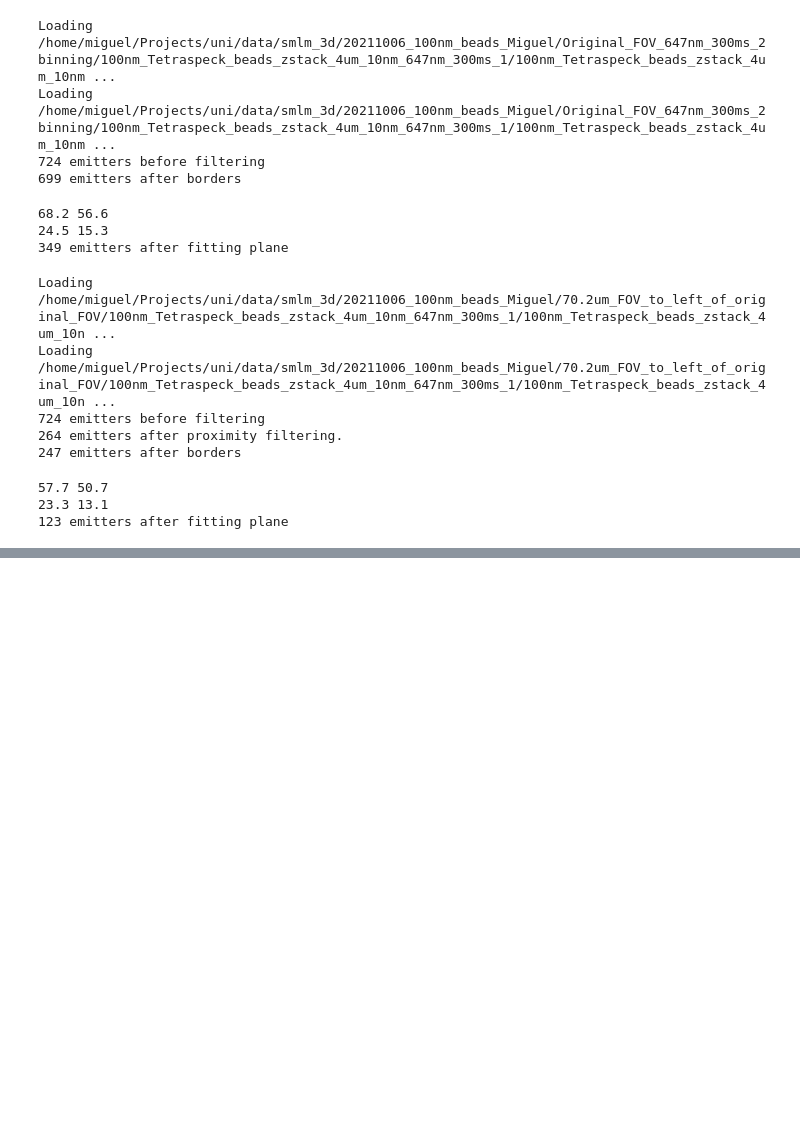
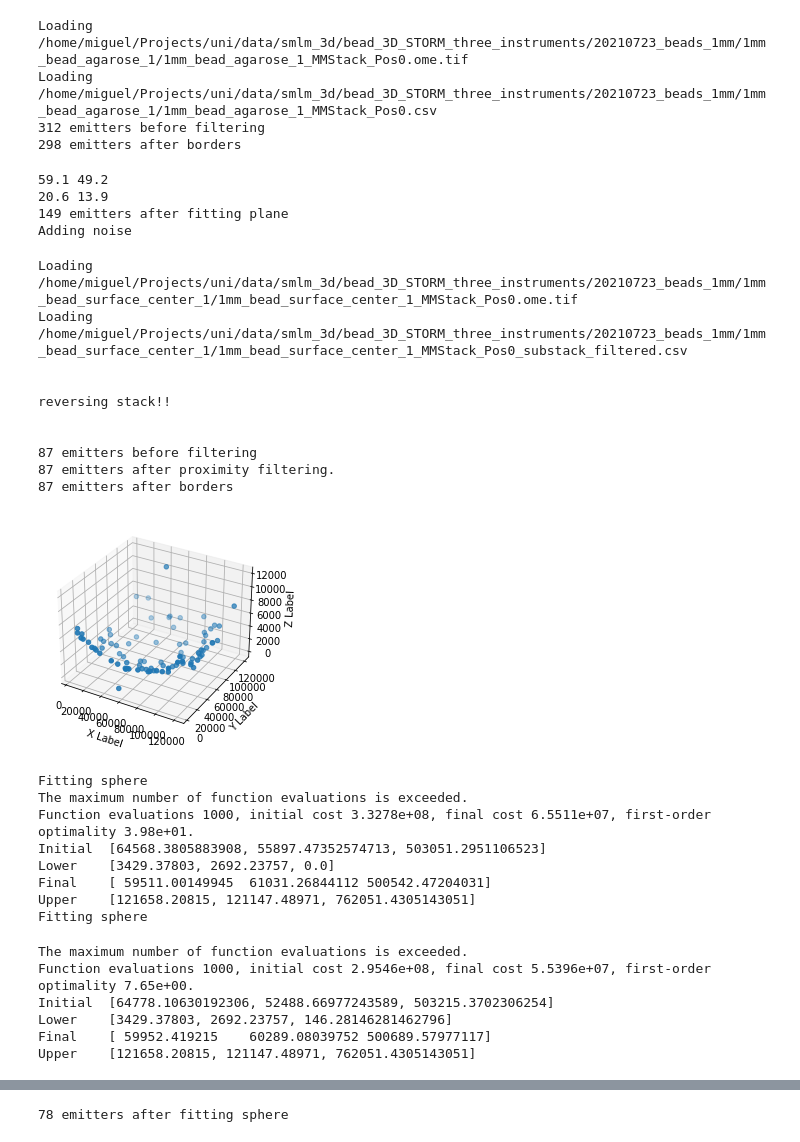
Before and after one commit to mb1069/easyZloc, a Jupyter notebook: final_project/smlm_3d/experiments/data_comparison.ipynb, the cells around one changed output, grey strips where cells are left out. Saved outputs shown, nothing was run; the diff lists cells and outputs as text; code cells hidden in the pictures; blank space fills up the shorter version.

```diff
--- a/final_project/smlm_3d/experiments/data_comparison.ipynb
+++ b/final_project/smlm_3d/experiments/data_comparison.ipynb
@@ -214,32 +214,52 @@ dataset_configs = {
 }
 # %%
 from final_project.smlm_3d.config.datasets import dataset_configs
-from final_project.smlm_3d.data.datasets import TrainingDataSet, ExperimentalDataSet
+from final_project.smlm_3d.data.datasets import TrainingDataSet, ExperimentalDataSet, SphereTrainingDataset
 from final_project.smlm_3d.workflow_v2 import concat_dataset_features
 
 
 z_range = 1000
 
-dataset = 'paired_bead_stacks'
+# dataset = 'paired_bead_stacks'
+# train_dataset = TrainingDataSet(dataset_configs[dataset]['training'], z_range, transform_data=False, add_noise=False, filter_emitters_proximity=False, filter_low_intensity_emitters=False, split_data=True)
+# exp_dataset = TrainingDataSet(dataset_configs[dataset]['experimental'], z_range, transform_data=False, add_noise=False, split_data=False)
 
-train_dataset = TrainingDataSet(dataset_configs[dataset]['training'], z_range, transform_data=False, add_noise=False, filter_emitters_proximity=False, filter_low_intensity_emitters=False, split_data=True)
 
-exp_dataset = TrainingDataSet(dataset_configs[dataset]['experimental'], z_range, transform_data=False, add_noise=False, split_data=False)
-# concat_dataset_features(train_dataset.data)
-# concat_dataset_features(exp_dataset.data)
+
+dataset = 'other'
+train_dataset = TrainingDataSet(dataset_configs[dataset]['training'], z_range, transform_data=False, add_noise=True, filter_emitters_proximity=False, filter_low_intensity_emitters=False, split_data=True)
+exp_dataset = SphereTrainingDataset(dataset_configs[dataset]['sphere_ground_truth'], transform_data=False, z_range=1000, split_data=False, add_noise=False)
 # %% [output]
-Loading /home/miguel/Projects/uni/data/smlm_3d/20211006_100nm_beads_Miguel/Original_FOV_647nm_300ms_2binning/100nm_Tetraspeck_beads_zstack_4um_10nm_647nm_300ms_1/100nm_Tetraspeck_beads_zstack_4um_10nm ...
-Loading /home/miguel/Projects/uni/data/smlm_3d/20211006_100nm_beads_Miguel/Original_FOV_647nm_300ms_2binning/100nm_Tetraspeck_beads_zstack_4um_10nm_647nm_300ms_1/100nm_Tetraspeck_beads_zstack_4um_10nm ...
-724 emitters before filtering
-699 emitters after borders
+Loading /home/miguel/Projects/uni/data/smlm_3d/bead_3D_STORM_three_instruments/20210723_beads_1mm/1mm_bead_agarose_1/1mm_bead_agarose_1_MMStack_Pos0.ome.tif
+Loading /home/miguel/Projects/uni/data/smlm_3d/bead_3D_STORM_three_instruments/20210723_beads_1mm/1mm_bead_agarose_1/1mm_bead_agarose_1_MMStack_Pos0.csv
+312 emitters before filtering
+298 emitters after borders
-68.2 56.6
-24.5 15.3
-349 emitters after fitting plane
+59.1 49.2
+20.6 13.9
+149 emitters after fitting plane
+Adding noise
-Loading /home/miguel/Projects/uni/data/smlm_3d/20211006_100nm_beads_Miguel/70.2um_FOV_to_left_of_original_FOV/100nm_Tetraspeck_beads_zstack_4um_10nm_647nm_300ms_1/100nm_Tetraspeck_beads_zstack_4um_10n ...
-Loading /home/miguel/Projects/uni/data/smlm_3d/20211006_100nm_beads_Miguel/70.2um_FOV_to_left_of_original_FOV/100nm_Tetraspeck_beads_zstack_4um_10nm_647nm_300ms_1/100nm_Tetraspeck_beads_zstack_4um_10n ...
-724 emitters before filtering
-264 emitters after proximity filtering.
-247 emitters after borders
+Loading /home/miguel/Projects/uni/data/smlm_3d/bead_3D_STORM_three_instruments/20210723_beads_1mm/1mm_bead_surface_center_1/1mm_bead_surface_center_1_MMStack_Pos0.ome.tif
+Loading /home/miguel/Projects/uni/data/smlm_3d/bead_3D_STORM_three_instruments/20210723_beads_1mm/1mm_bead_surface_center_1/1mm_bead_surface_center_1_MMStack_Pos0_substack_filtered.csv
+
+
+reversing stack!!
+
+
+87 emitters before filtering
+87 emitters after proximity filtering.
+87 emitters after borders
+[figure, added]
-57.7 50.7
-23.3 13.1
-123 emitters after fitting plane
+Fitting sphere
+The maximum number of function evaluations is exceeded.
+Function evaluations 1000, initial cost 3.3278e+08, final cost 6.5511e+07, first-order optimality 3.98e+01.
+Initial  [64568.3805883908, 55897.47352574713, 503051.2951106523]
+Lower    [3429.37803, 2692.23757, 0.0]
+Final    [ 59511.00149945  61031.26844112 500542.47204031]
+Upper    [121658.20815, 121147.48971, 762051.4305143051]
+Fitting sphere
+The maximum number of function evaluations is exceeded.
+Function evaluations 1000, initial cost 2.9546e+08, final cost 5.5396e+07, first-order optimality 7.65e+00.
+Initial  [64778.10630192306, 52488.66977243589, 503215.3702306254]
+Lower    [3429.37803, 2692.23757, 146.28146281462796]
+Final    [ 59952.419215    60289.08039752 500689.57977117]
+Upper    [121658.20815, 121147.48971, 762051.4305143051]
@@ -246,3 +267,4 @@ Loading /home/miguel/Projects/uni/data/smlm_3d/20211006_100nm_beads_Miguel/70.2u
+78 emitters after fitting sphere
 # %%
 import numpy as np
 import matplotlib.pyplot as plt
```
Also changed, not shown: parts of 2 cells of this notebook, 14 other files.
